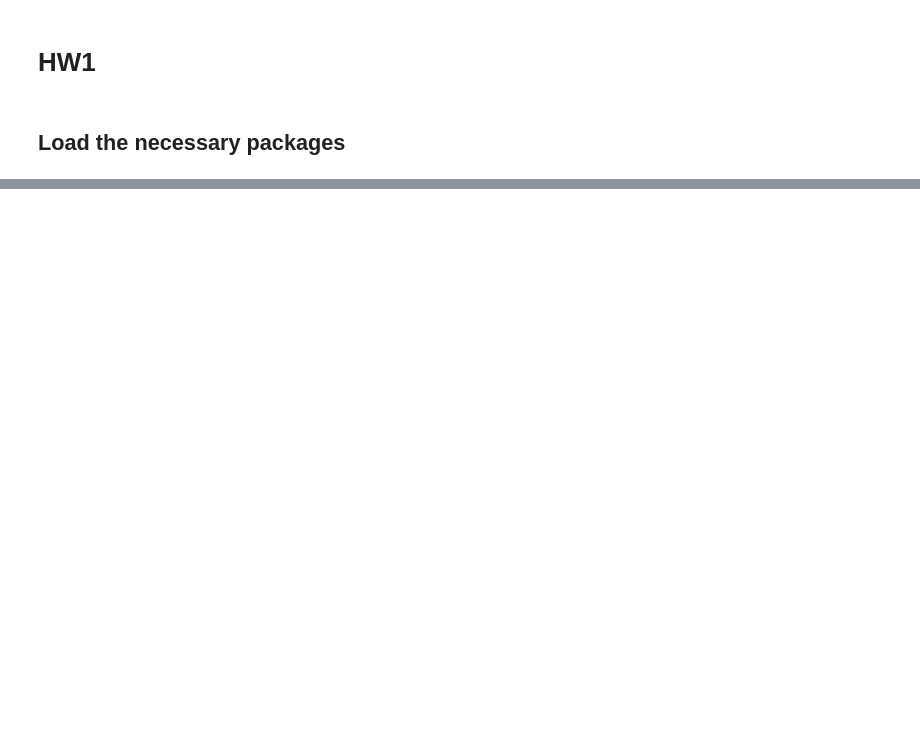
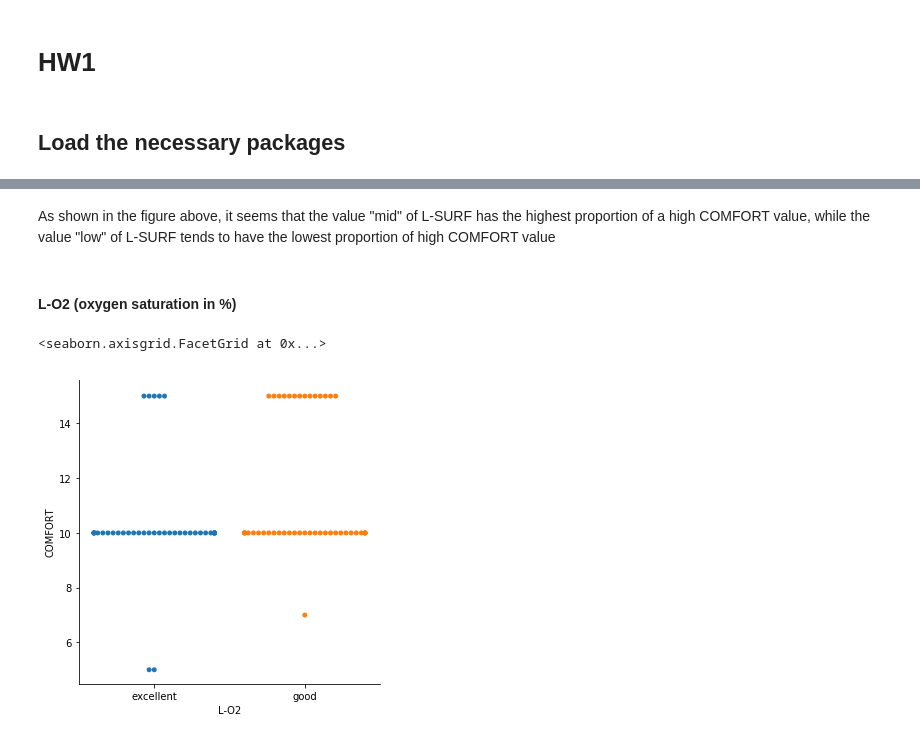
Before and after one commit to GalaxyDream/BioML, a Jupyter notebook: HW1/nbs/HW1.ipynb, the cells around one changed output, grey strips where cells are left out. Drawn from its saved outputs; the diff is of its cells as text; code cells hidden in the pictures; blank space fills up the shorter version.

```diff
--- a/HW1/nbs/HW1.ipynb
+++ b/HW1/nbs/HW1.ipynb
@@ -32,0 +74,9 @@ array([], dtype=[])
+# %% [markdown]
+As shown in the figure above, it seems that the value "mid" of L-SURF has the highest proportion of a high COMFORT value, while the value "low" of L-SURF tends to have the lowest proportion of high COMFORT value
+# %% [markdown]
+#### L-O2 (oxygen saturation in %)
+# %%
+sns.catplot(x = 'L-O2', y = 'COMFORT', kind = 'swarm', data = data_selected)
+# %% [output]
+<seaborn.axisgrid.FacetGrid at 0x...>
+[figure, added]
```
Also changed, not shown: parts of 91 cells of this notebook.
